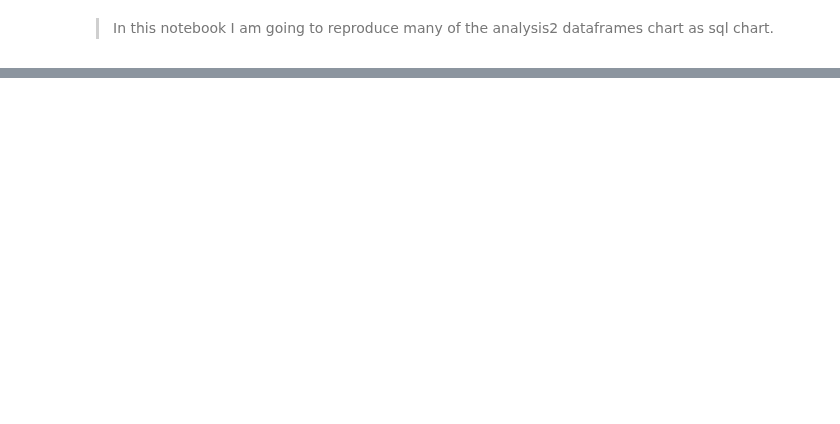
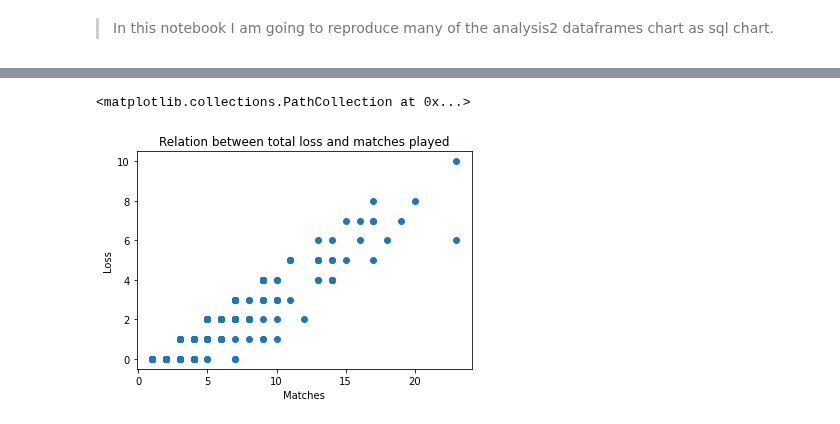
Before and after one commit to victor-s-santos/DataAnalystic-Test, a Jupyter notebook: python-notebooks/Analysis3.ipynb, the cells around one changed output, grey strips where cells are left out. Cells and saved outputs as stored; diff of their text form; code cells hidden in the pictures; blank space fills up the shorter version.

```diff
--- a/python-notebooks/Analysis3.ipynb
+++ b/python-notebooks/Analysis3.ipynb
@@ -38,0 +50,5 @@ plt.scatter(matches, wins)
+# %%
+chart(matches, loss, "Matches", "Loss", "Relation between total loss and matches played")
+# %% [output]
+<matplotlib.collections.PathCollection at 0x...>
+[figure, added]
```
Also changed, not shown: parts of 6 cells of this notebook.
